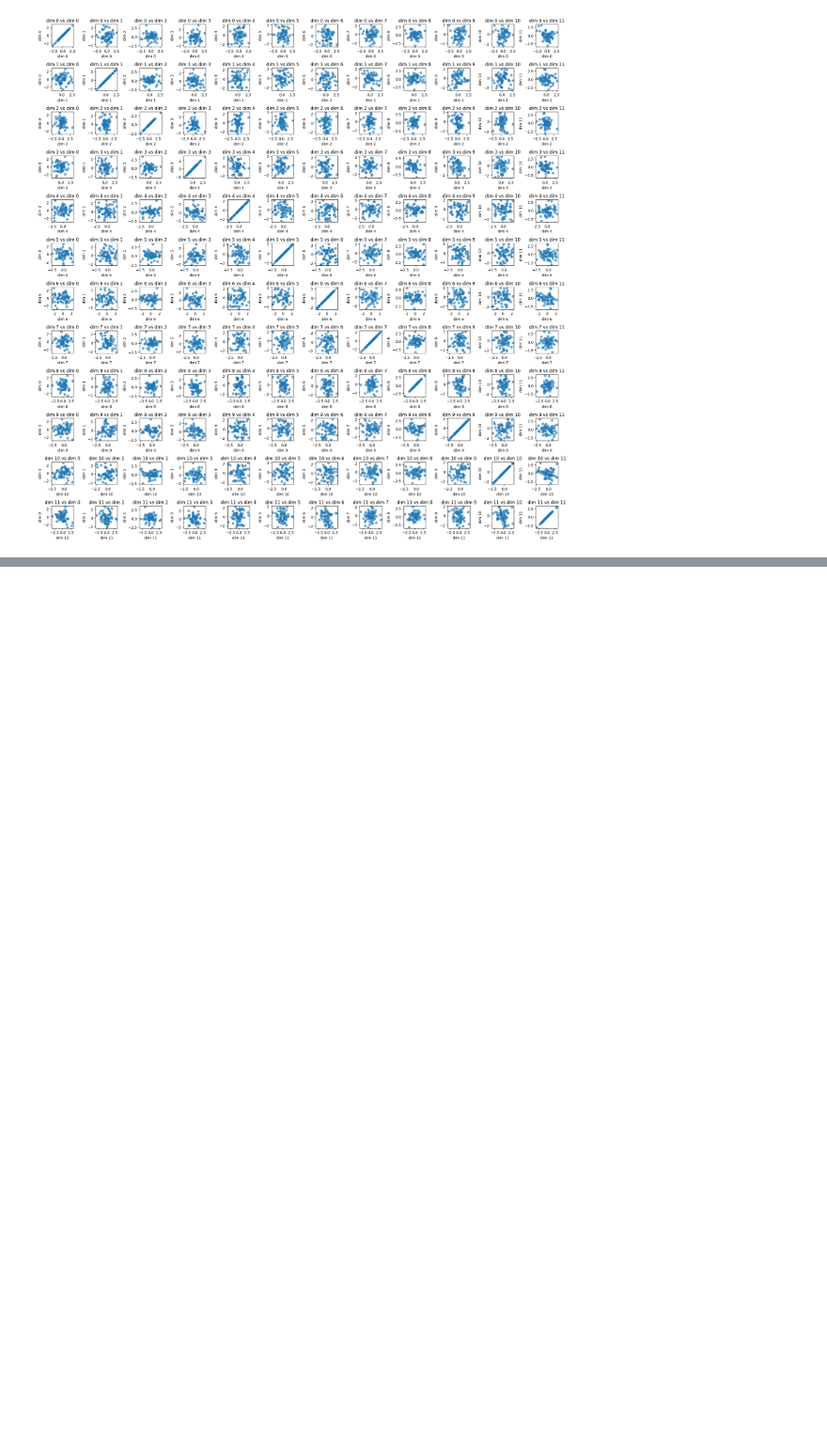
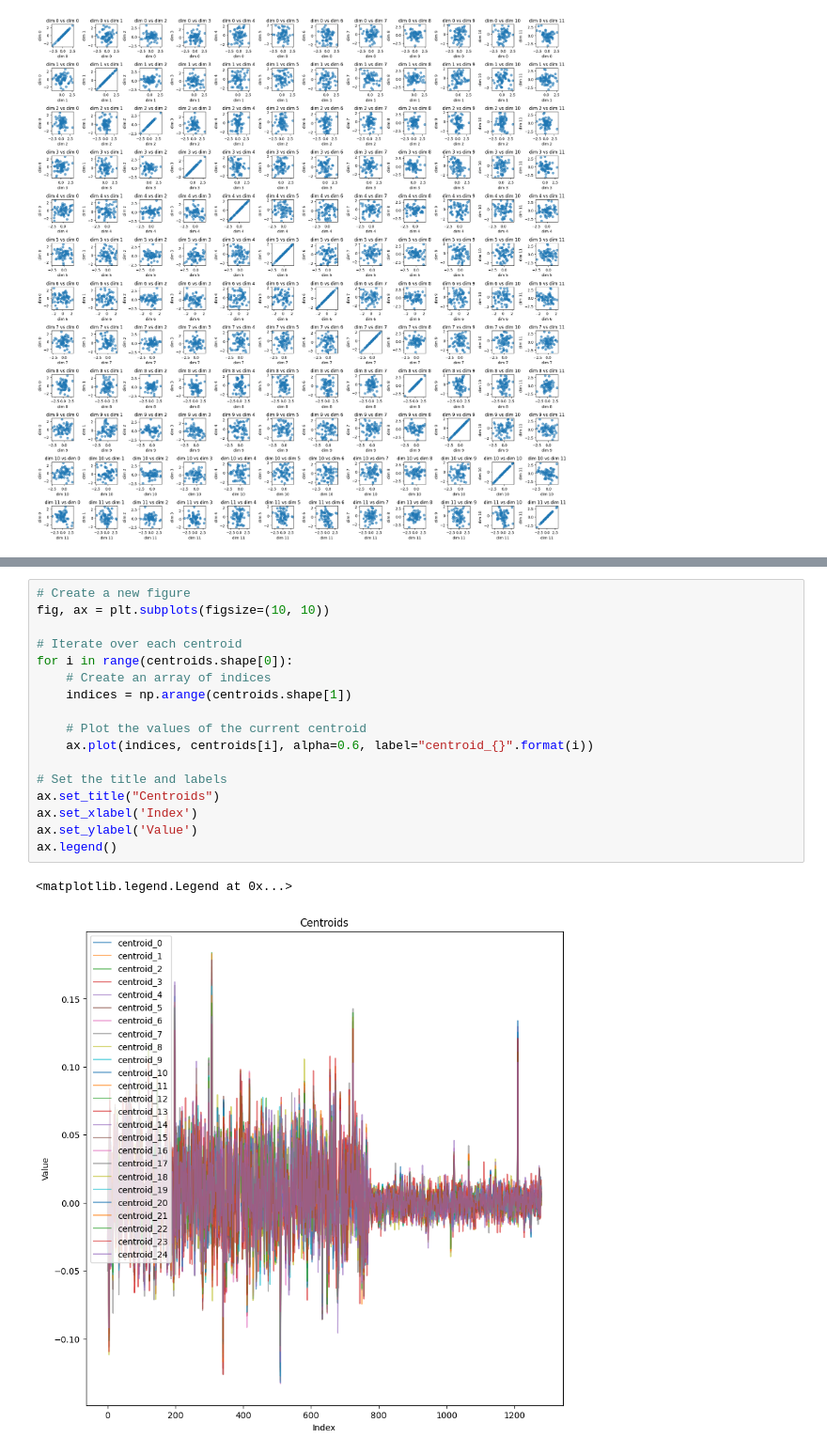
Before and after one commit to Anonymous-Sup/CVAE, a Jupyter notebook: play_test.ipynb, the cells around one changed output, grey strips where cells are left out. Shown at 94% size. Cells and saved outputs as stored; diff of their text form; blank space fills up the shorter version.

```diff
--- a/play_test.ipynb
+++ b/play_test.ipynb
@@ -248,0 +286,20 @@ plot_scatter(None, tensor, "Scatter Plot")
+# %%
+# Create a new figure
+fig, ax = plt.subplots(figsize=(10, 10))
+
+# Iterate over each centroid
+for i in range(centroids.shape[0]):
+    # Create an array of indices
+    indices = np.arange(centroids.shape[1])
+
+    # Plot the values of the current centroid
+    ax.plot(indices, centroids[i], alpha=0.6, label="centroid_{}".format(i))
+
+# Set the title and labels
+ax.set_title("Centroids")
+ax.set_xlabel('Index')
+ax.set_ylabel('Value')
+ax.legend()
+# %% [output]
+<matplotlib.legend.Legend at 0x...>
+[figure, added]
```
Also changed, not shown: parts of 1 cell of this notebook, 8 other files.
